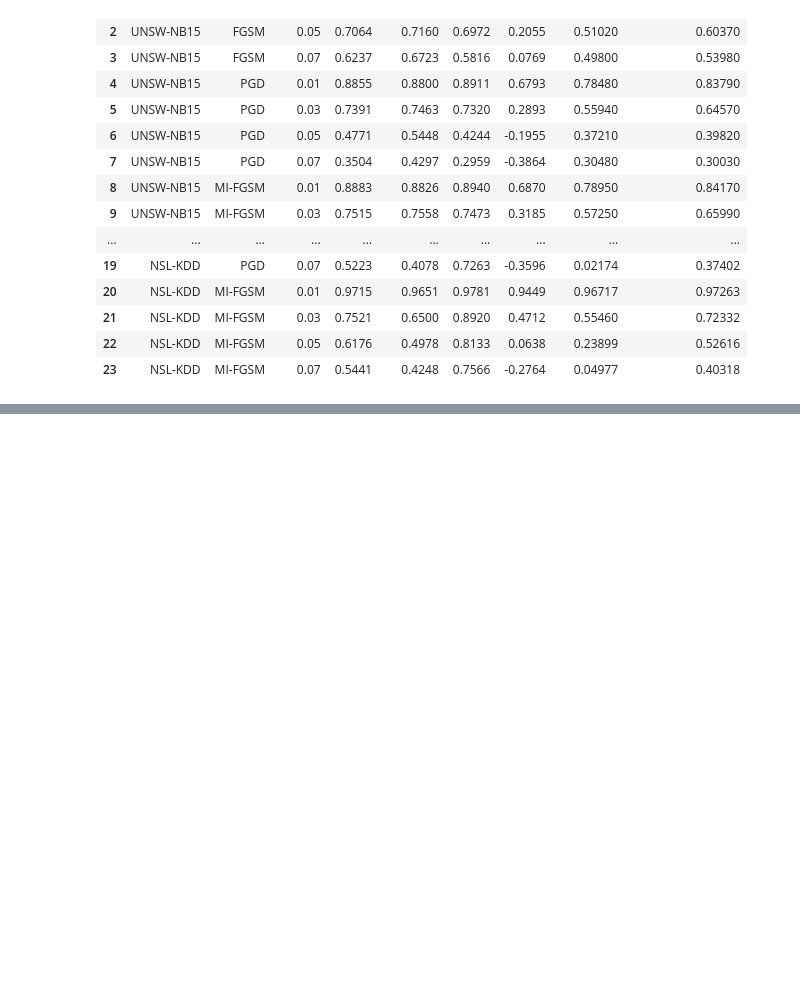
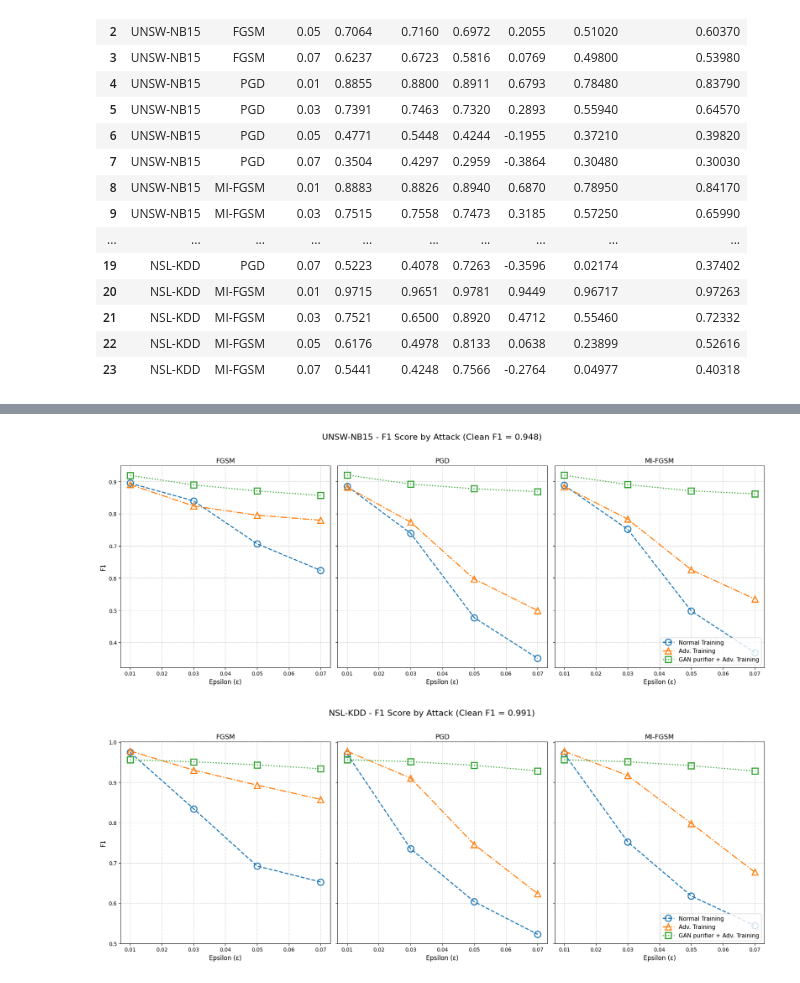
Before and after one commit to Tanveer2719/NIDS_Coursework, a Jupyter notebook: Experiments/Adversarial Attack/Combined_Analysis/analysis.ipynb, the cells around one changed output, grey strips where cells are left out. Saved outputs shown, nothing was run; the diff lists cells and outputs as text; code cells hidden in the pictures; blank space fills up the shorter version.

```diff
--- a/Experiments/Adversarial Attack/Combined_Analysis/analysis.ipynb
+++ b/Experiments/Adversarial Attack/Combined_Analysis/analysis.ipynb
@@ -176,0 +349,61 @@ for dataset in datasets:
+# %%
+import matplotlib.pyplot as plt
+
+# Model styles
+model_styles = {
+    "Normal Training": {"marker": "o", "linestyle": "--"},
+    "Adv. Training": {"marker": "^", "linestyle": "-."},
+    "GAN purifier + Adv. Training": {"marker": "s", "linestyle": ":"},
+}
+
+# Clean F1 scores
+clean_f1 = {
+    "UNSW-NB15": 0.948,
+    "NSL-KDD": 0.9911
+}
+
+# Subplot plotting function
+def plot_attack_subplot(ax, dfs, metric, dataset_name, attack_name, show_ylabel=False):
+    for df, model_name in zip(dfs, model_styles.keys()):
+        subset = df[df['Attack'] == attack_name]
+        if not subset.empty:
+            ax.plot(subset['Epsilon'], subset[metric],
+                    linestyle=model_styles[model_name]["linestyle"],
+                    marker=model_styles[model_name]["marker"],
+                    markersize=12,                # larger marker
+                    markerfacecolor='none',       # hollow marker
+                    markeredgewidth=2,            # thicker outline
+                    linewidth=2,
+                    label=model_name)
+
+    ax.set_title(f"{attack_name}", fontsize=13)
+    ax.set_xlabel("Epsilon (ε)", fontsize=12)
+    if show_ylabel:
+        ax.set_ylabel(metric, fontsize=12)
+    ax.grid(True, linestyle="--", alpha=0.6)
+
+# ---- Plot for UNSW grouped by attack ----
+fig, axes = plt.subplots(1, 3, figsize=(18, 7), sharey=True)
+attacks = ["FGSM", "PGD", "MI-FGSM"]
+
+for ax, attack in zip(axes, attacks):
+    plot_attack_subplot(ax, dataframes_unsw, 'F1', "UNSW-NB15", attack, show_ylabel=(ax==axes[0]))
+
+fig.suptitle(f"UNSW-NB15 - F1 Score by Attack (Clean F1 = {clean_f1['UNSW-NB15']:.3f})", fontsize=16)
+axes[2].legend(fontsize=11, loc="lower right")
+plt.tight_layout(rect=[0, 0, 1, 0.96])
+plt.show()
+
+# ---- Plot for NSL grouped by attack ----
+fig, axes = plt.subplots(1, 3, figsize=(18, 7), sharey=True)
+
+for ax, attack in zip(axes, attacks):
+    plot_attack_subplot(ax, dataframes_nsl, 'F1', "NSL-KDD", attack, show_ylabel=(ax==axes[0]))
+
+fig.suptitle(f"NSL-KDD - F1 Score by Attack (Clean F1 = {clean_f1['NSL-KDD']:.3f})", fontsize=16)
+axes[2].legend(fontsize=11, loc="lower right")
+plt.tight_layout(rect=[0, 0, 1, 0.96])
+plt.show()
+# %% [output]
+[figure, added]
+[figure, added]
```
Also changed, not shown: parts of 7 cells of this notebook, 7 other files.
